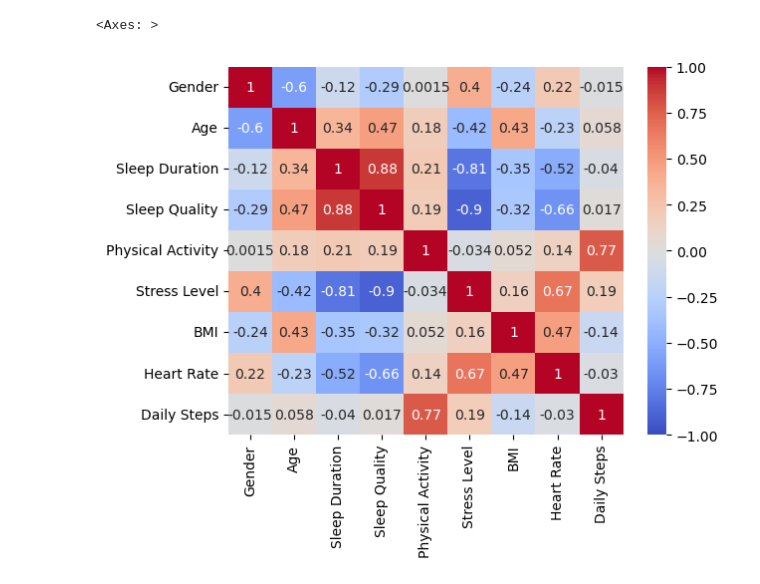
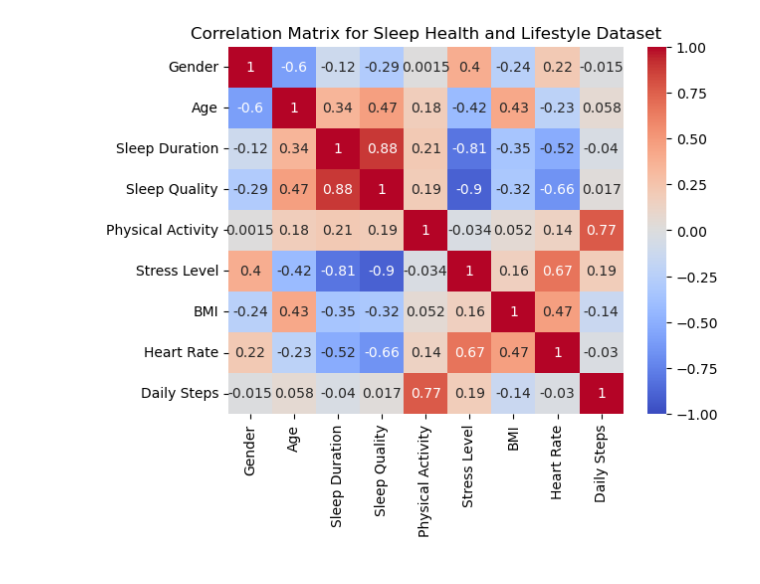
Before and after one commit to ryyu444/ECS-171-Group-Project, a Jupyter notebook: eda/plots.ipynb, the cells around one changed output. Cells and saved outputs as stored; diff of their text form; code cells hidden in the pictures.

```diff
--- a/eda/plots.ipynb
+++ b/eda/plots.ipynb
@@ -66,9 +69,10 @@ plt.show()
 # %%
 # Correlation Matrix
 sns.heatmap(data.corr(), vmin = -1, vmax = 1, center = 0, annot = True, cmap = "coolwarm")
+plt.title("Correlation Matrix for Sleep Health and Lifestyle Dataset")
+plt.show()
 # %% [output]
-<Axes: >
-[figure, old version]
+[figure, new version]
 # %%
 # from sklearn.preprocessing import MinMaxScaler
 
```
Also changed, not shown: parts of 3 cells of this notebook.
